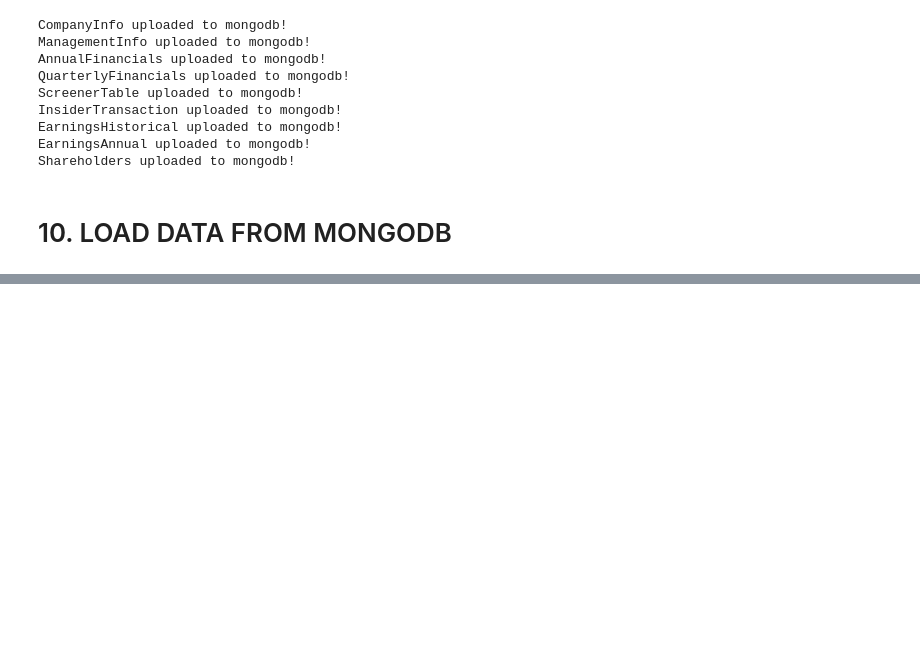
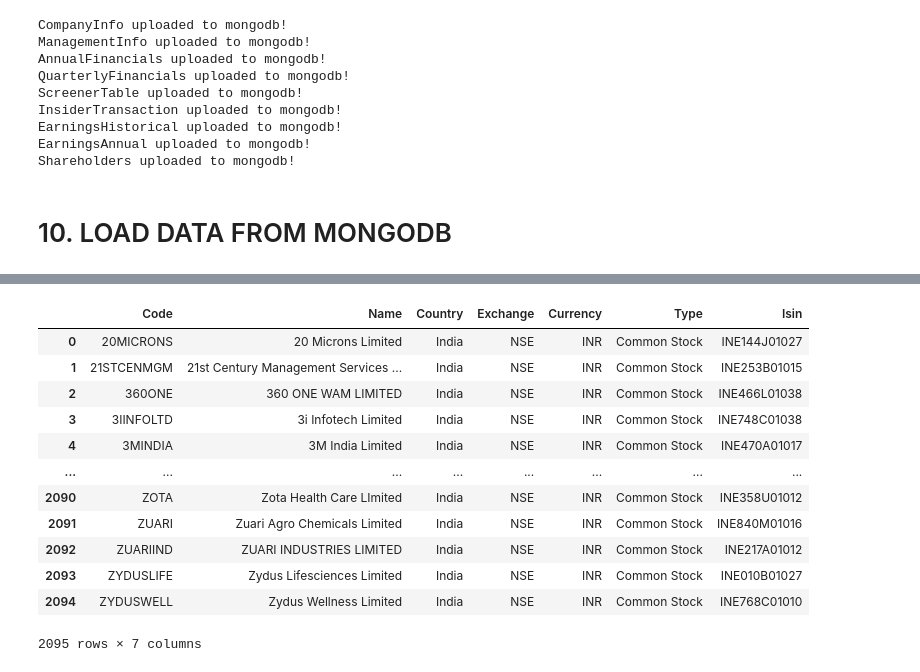
Before and after one commit to yash136shah/Working, a Jupyter notebook: EOD-New.ipynb, the cells around one changed output, grey strips where cells are left out. Drawn from its saved outputs; the diff is of its cells as text; code cells hidden in the pictures; blank space fills up the shorter version.

```diff
--- a/EOD-New.ipynb
+++ b/EOD-New.ipynb
@@ -1248,0 +1105,16 @@ find_collection("US-QUARTERLY-BIG")
+# %%
+dfGl[dfGl["Country"]=="India"]
+# %% [output]
+|  | Code | Name | Country | Exchange | Currency | Type | Isin |
+| 0 | 20MICRONS | 20 Microns Limited | India | NSE | INR | Common Stock | INE144J01027 |
+| 1 | 21STCENMGM | 21st Century Management Services ... | India | NSE | INR | Common Stock | INE253B01015 |
+| 2 | 360ONE | 360 ONE WAM LIMITED | India | NSE | INR | Common Stock | INE466L01038 |
+| 3 | 3IINFOLTD | 3i Infotech Limited | India | NSE | INR | Common Stock | INE748C01038 |
+| 4 | 3MINDIA | 3M India Limited | India | NSE | INR | Common Stock | INE470A01017 |
+| ... | ... | ... | ... | ... | ... | ... | ... |
+| 2090 | ZOTA | Zota Health Care LImited | India | NSE | INR | Common Stock | INE358U01012 |
+| 2091 | ZUARI | Zuari Agro Chemicals Limited | India | NSE | INR | Common Stock | INE840M01016 |
+| 2092 | ZUARIIND | ZUARI INDUSTRIES LIMITED | India | NSE | INR | Common Stock | INE217A01012 |
+| 2093 | ZYDUSLIFE | Zydus Lifesciences Limited | India | NSE | INR | Common Stock | INE010B01027 |
+| 2094 | ZYDUSWELL | Zydus Wellness Limited | India | NSE | INR | Common Stock | INE768C01010 |
+2095 rows × 7 columns
```
Also changed, not shown: parts of 89 cells of this notebook.
